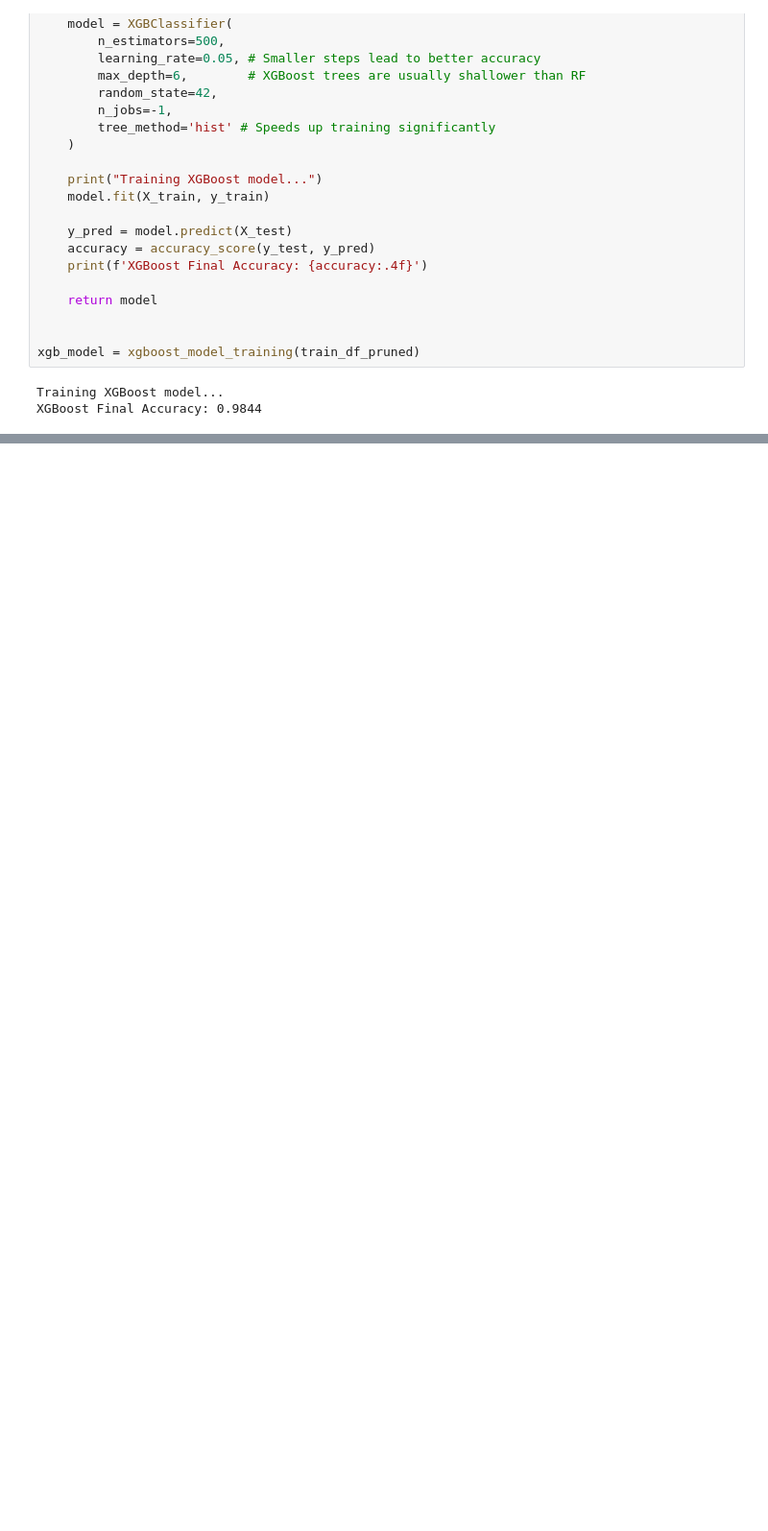
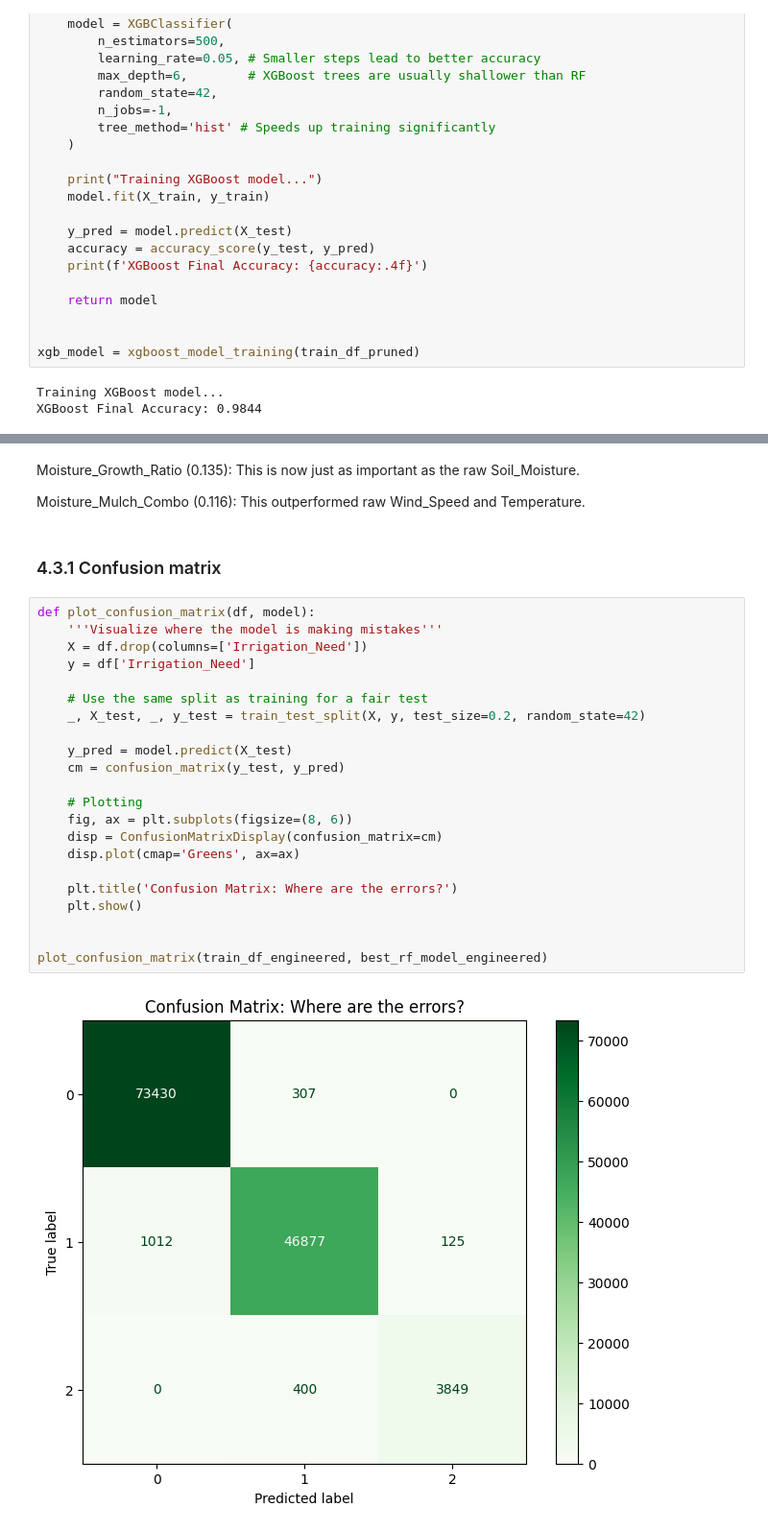
Before and after one commit to David-Langat/Kaggle, a Jupyter notebook: irrigation-need.ipynb, the cells around one changed output, grey strips where cells are left out. Shown at 96% size. Cells and saved outputs as stored; diff of their text form; blank space fills up the shorter version.

```diff
--- a/irrigation-need.ipynb
+++ b/irrigation-need.ipynb
@@ -498,0 +568,30 @@ XGBoost Final Accuracy: 0.9844
+# %% [markdown]
+Moisture_Growth_Ratio (0.135): This is now just as important as the raw Soil_Moisture.
+
+Moisture_Mulch_Combo (0.116): This outperformed raw Wind_Speed and Temperature.
+# %% [markdown]
+### 4.3.1 Confusion matrix
+# %%
+def plot_confusion_matrix(df, model):
+    '''Visualize where the model is making mistakes'''
+    X = df.drop(columns=['Irrigation_Need'])
+    y = df['Irrigation_Need']
+
+    # Use the same split as training for a fair test
+    _, X_test, _, y_test = train_test_split(X, y, test_size=0.2, random_state=42)
+
+    y_pred = model.predict(X_test)
+    cm = confusion_matrix(y_test, y_pred)
+
+    # Plotting
+    fig, ax = plt.subplots(figsize=(8, 6))
+    disp = ConfusionMatrixDisplay(confusion_matrix=cm)
+    disp.plot(cmap='Greens', ax=ax)
+
+    plt.title('Confusion Matrix: Where are the errors?')
+    plt.show()
+
+
+plot_confusion_matrix(train_df_engineered, best_rf_model_engineered)
+# %% [output]
+[figure, added]
```
Also changed, not shown: parts of 31 cells of this notebook.
